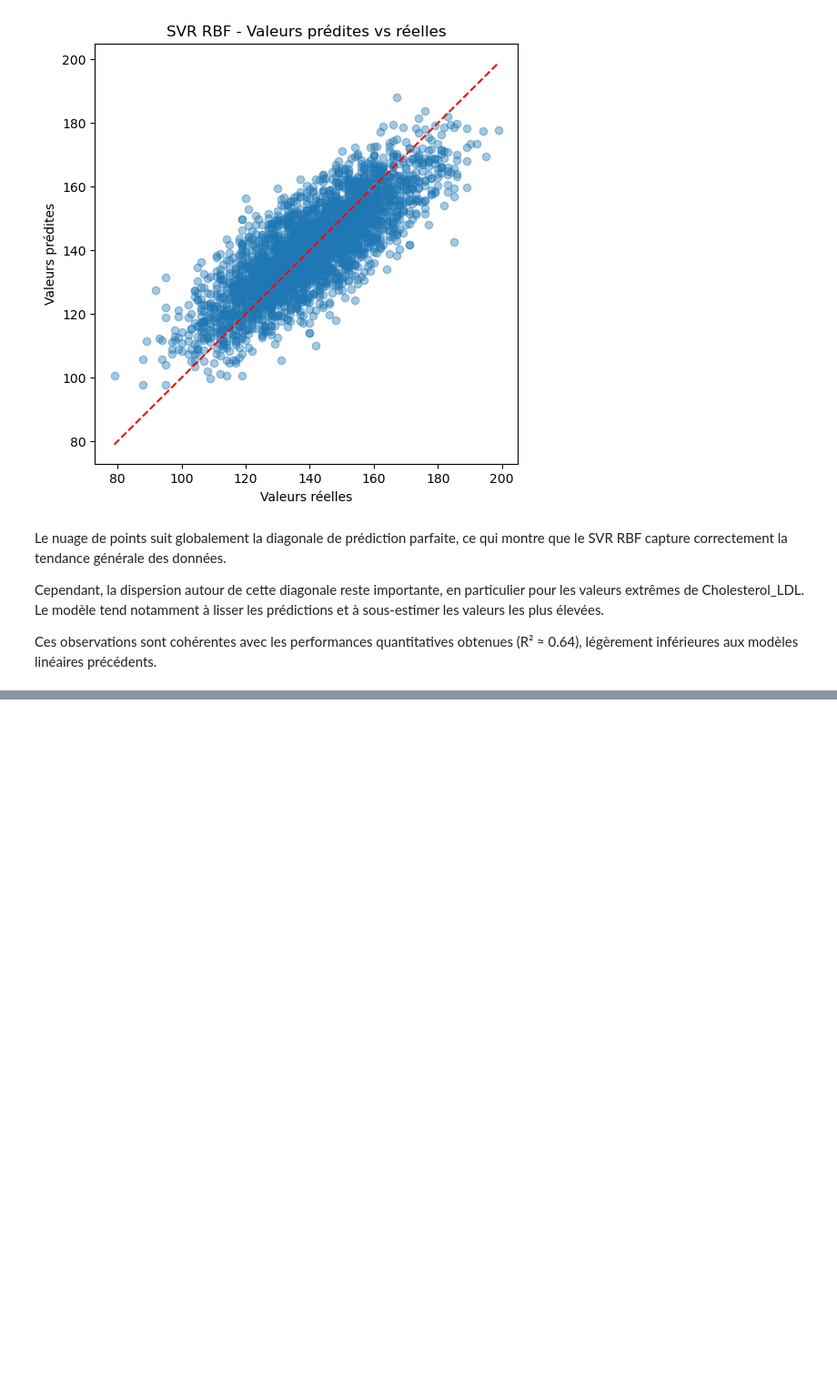
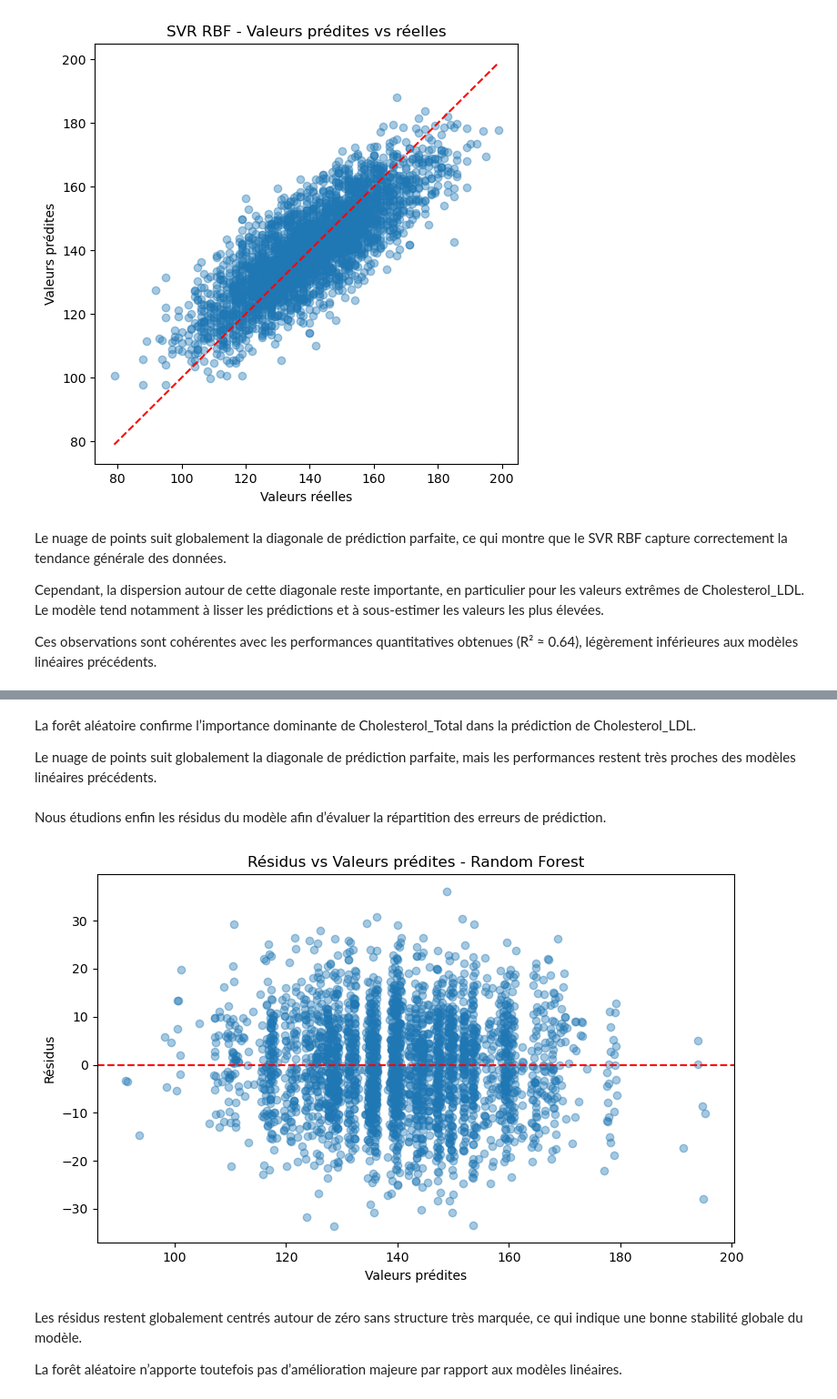
Before and after one commit to AhmedBousbih/Projet-Machine-learning, a Jupyter notebook: Projet_ML_py.ipynb, the cells around one changed output, grey strips where cells are left out. Shown at 91% size. Saved outputs shown, nothing was run; the diff lists cells and outputs as text; code cells hidden in the pictures; blank space fills up the shorter version.

```diff
--- a/Projet_ML_py.ipynb
+++ b/Projet_ML_py.ipynb
@@ -1033,0 +1275,29 @@ Ces observations sont cohérentes avec les performances quantitatives obtenues (
+# %% [markdown]
+La forêt aléatoire confirme l’importance dominante de Cholesterol_Total dans la prédiction de Cholesterol_LDL.
+
+Le nuage de points suit globalement la diagonale de prédiction parfaite, mais les performances restent très proches des modèles linéaires précédents.
+# %% [markdown]
+Nous étudions enfin les résidus du modèle afin d’évaluer la répartition des erreurs de prédiction.
+# %%
+# Résidus
+residus_rf = y_test_chol - y_pred_rf
+
+plt.figure(figsize=(8,5))
+
+plt.plot(y_pred_rf, residus_rf, "o", alpha=0.4)
+
+plt.axhline(0, color='red', linestyle='--')
+
+plt.xlabel("Valeurs prédites")
+plt.ylabel("Résidus")
+
+plt.title("Résidus vs Valeurs prédites - Random Forest")
+
+plt.tight_layout()
+plt.show()
+# %% [output]
+[figure, added]
+# %% [markdown]
+Les résidus restent globalement centrés autour de zéro sans structure très marquée, ce qui indique une bonne stabilité globale du modèle.
+
+La forêt aléatoire n’apporte toutefois pas d’amélioration majeure par rapport aux modèles linéaires.
```
Also changed, not shown: parts of 14 cells of this notebook.
